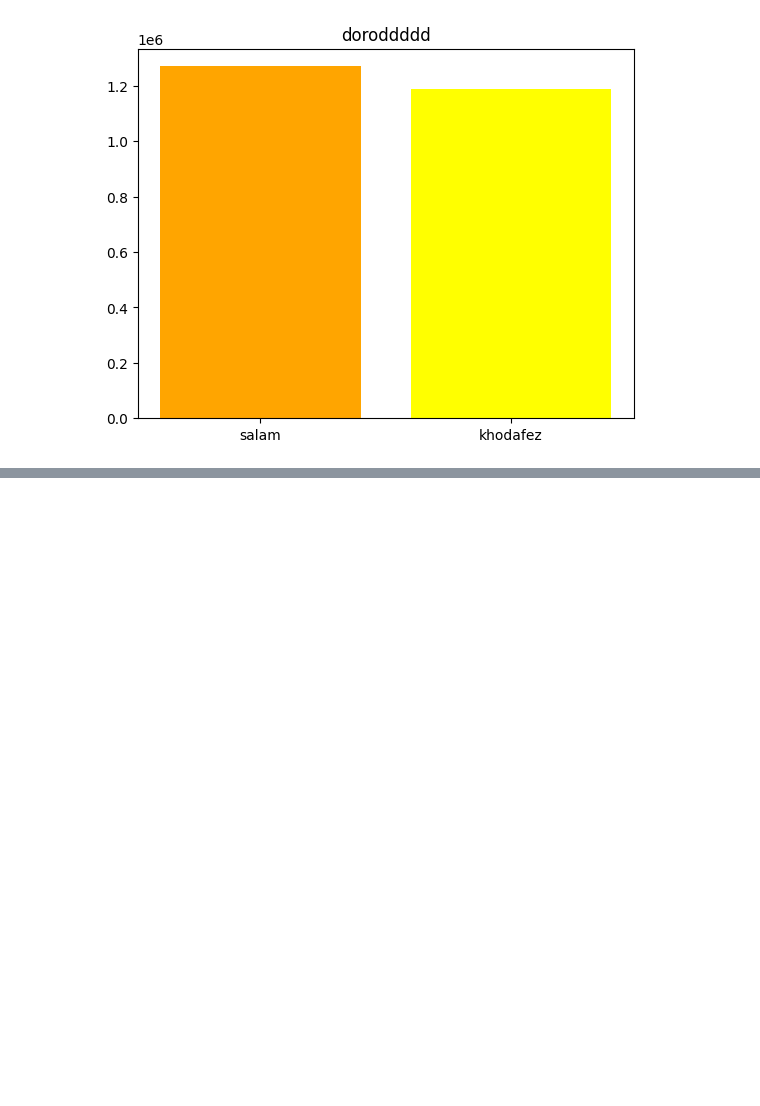
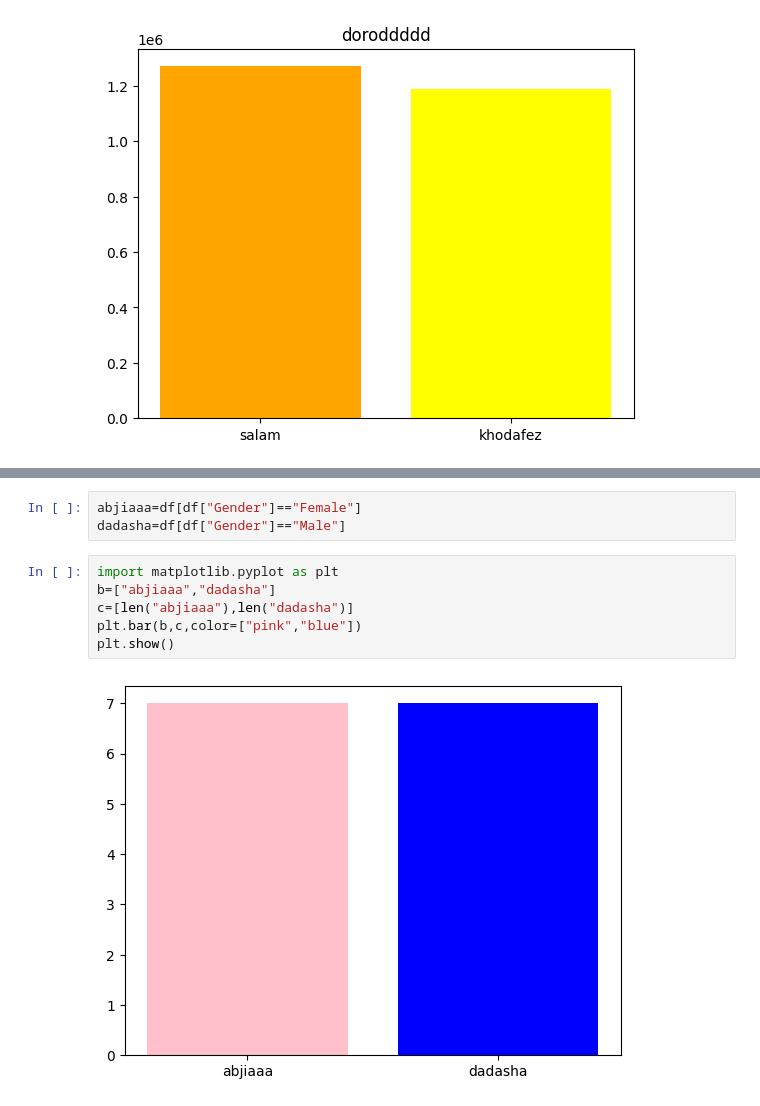
Before and after one commit to mlissabgii/1st, a Jupyter notebook: 1st.ipynb, the cells around one changed output, grey strips where cells are left out. Cells and saved outputs as stored; diff of their text form; blank space fills up the shorter version.

```diff
--- a/1st.ipynb
+++ b/1st.ipynb
@@ -124,0 +225,11 @@ plt.show()
+# %%
+abjiaaa=df[df["Gender"]=="Female"]
+dadasha=df[df["Gender"]=="Male"]
+# %%
+import matplotlib.pyplot as plt
+b=["abjiaaa","dadasha"]
+c=[len("abjiaaa"),len("dadasha")]
+plt.bar(b,c,color=["pink","blue"])
+plt.show()
+# %% [output]
+[figure, added]
```
Also changed, not shown: parts of 13 cells of this notebook.
